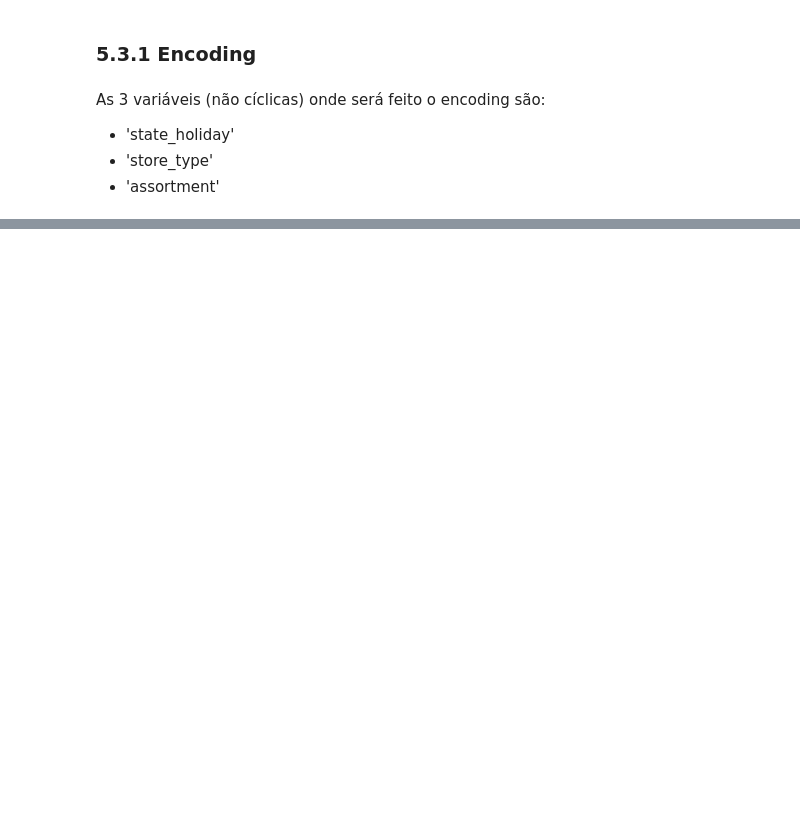
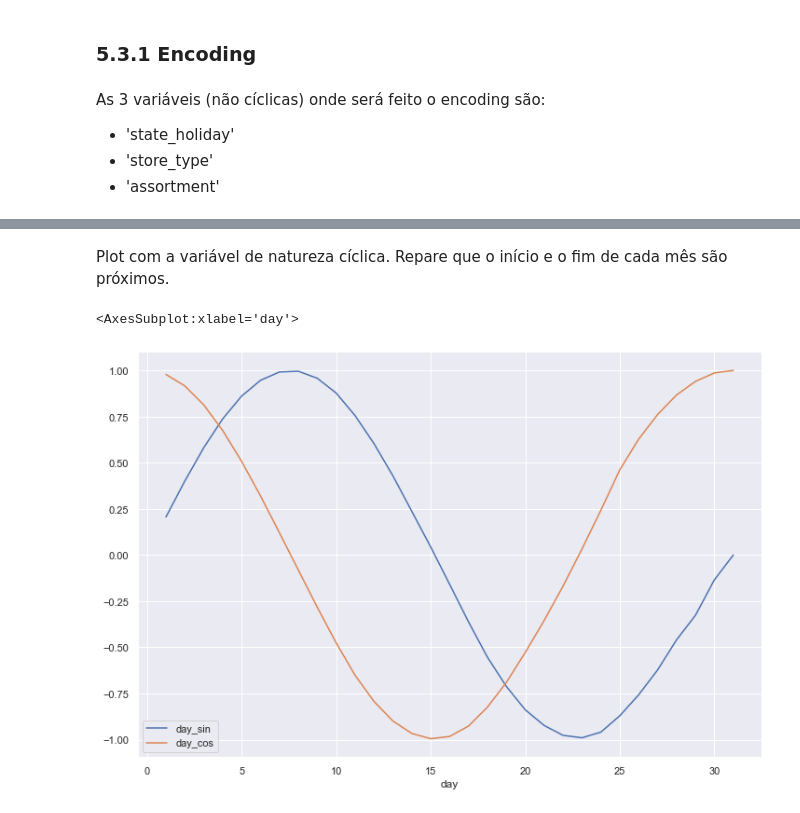
Before and after one commit to renato-favarin/ds_em_producao, a Jupyter notebook: ds_em_producao.ipynb, the cells around one changed output, grey strips where cells are left out. Cells and saved outputs as stored; diff of their text form; code cells hidden in the pictures; blank space fills up the shorter version.

```diff
--- a/ds_em_producao.ipynb
+++ b/ds_em_producao.ipynb
@@ -1364,0 +1373,34 @@ df5['assortment'] = df5['assortment'].map(assortment_dict)
+# %%
+#month
+df5['month_sin'] = df5['month'].apply(lambda x : np.sin(x * (2 * np.pi / 12)))
+df5['month_cos'] = df5['month'].apply(lambda x : np.cos(x * (2 * np.pi / 12)))
+
+#day
+# fiz a divisão mês a mês (dependendo do último dia do mês), enquanto o prof indicou uma média de 30.
+# achei arriscado pois nos meses que tem 31, haverá a divisão 31/30, que vai dar mais de 2pi, que terá um valor muito próximo (ou até maior) que o dia 1
+
+# criar um dicionário com os meses e as re4spectivas quantidades de dias
+max_days_month = df5.groupby('month')['day'].max().to_dict()
+# nova coluna para registrar o valor do dia máximo daquele mês
+df5['max_days_month'] = df5['month'].map(max_days_month)
+
+x = lambda x: np.sin(x['day'] * (2 * np.pi / x['max_days_month']))
+df5['day_sin'] = df5.apply(x, axis=1)
+
+x = lambda x: np.cos(x['day'] * (2 * np.pi / x['max_days_month']))
+df5['day_cos'] = df5.apply(x, axis=1)
+
+#week_of_year
+df5['week_of_year_sin'] = df5['week_of_year'].apply(lambda x : np.sin(x * (2 * np.pi / 52)))
+df5['week_of_year_cos'] = df5['week_of_year'].apply(lambda x : np.cos(x * (2 * np.pi / 52)))
+
+#day_of_week
+df5['day_of_week_sin'] = df5['day_of_week'].apply(lambda x : np.sin(x * (2 * np.pi / 7)))
+df5['day_of_week_cos'] = df5['day_of_week'].apply(lambda x : np.cos(x * (2 * np.pi / 7)))
+# %% [markdown]
+Plot com a variável de natureza cíclica. Repare que o início e o fim de cada mês são próximos.
+# %%
+df5[['day','day_sin','day_cos']].groupby('day').mean().plot()
+# %% [output]
+<AxesSubplot:xlabel='day'>
+[figure, added]
```
Also changed, not shown: parts of 16 cells of this notebook.
